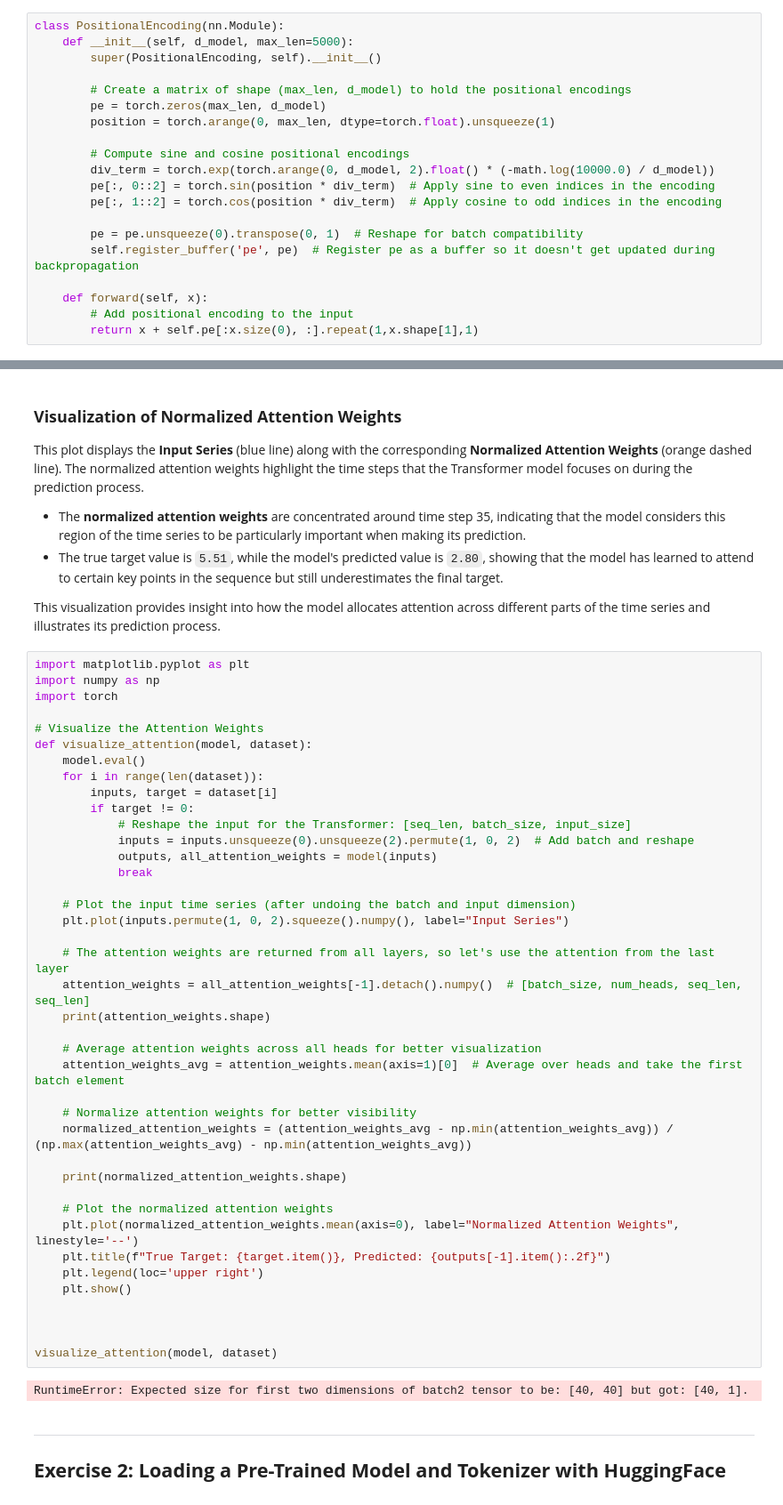
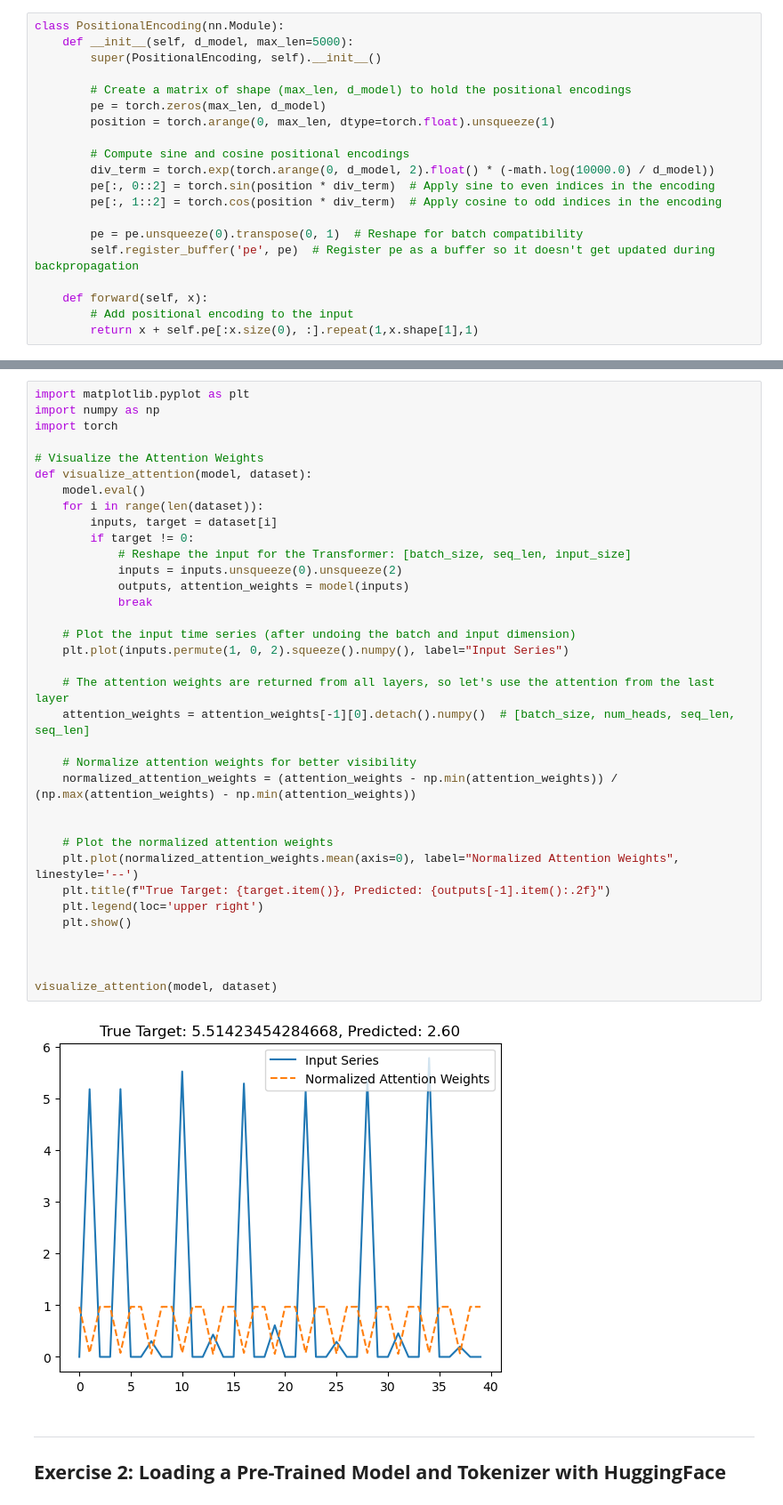
Before and after one commit to dbdmg/llm, a Jupyter notebook: lab02/solution.ipynb, the cells around one changed output, grey strips where cells are left out. Shown at 89% size. Saved outputs shown, nothing was run; the diff lists cells and outputs as text.

```diff
--- a/lab02/solution.ipynb
+++ b/lab02/solution.ipynb
@@ -401,54 +455,40 @@ Epoch 20/20, Loss: 0.031144391745328903
-# %% [markdown]
-### **Visualization of Normalized Attention Weights**
-
-This plot displays the **Input Series** (blue line) along with the corresponding **Normalized Attention Weights** (orange dashed line). The normalized attention weights highlight the time steps that the Transformer model focuses on during the prediction process.
-
-- The **normalized attention weights** are concentrated around time step 35, indicating that the model considers this region of the time series to be particularly important when making its prediction.
-- The true target value is `5.51`, while the model's predicted value is `2.80`, showing that the model has learned to attend to certain key points in the sequence but still underestimates the final target.
-
-This visualization provides insight into how the model allocates attention across different parts of the time series and illustrates its prediction process.
 # %%
 import matplotlib.pyplot as plt
 import numpy as np
 import torch
 
 # Visualize the Attention Weights
 def visualize_attention(model, dataset):
     model.eval()
     for i in range(len(dataset)):
         inputs, target = dataset[i]
         if target != 0:
-            # Reshape the input for the Transformer: [seq_len, batch_size, input_size]
-            inputs = inputs.unsqueeze(0).unsqueeze(2).permute(1, 0, 2)  # Add batch and reshape
-            outputs, all_attention_weights = model(inputs)
+            # Reshape the input for the Transformer: [batch_size, seq_len, input_size]
+            inputs = inputs.unsqueeze(0).unsqueeze(2)
+            outputs, attention_weights = model(inputs)
             break
 
     # Plot the input time series (after undoing the batch and input dimension)
     plt.plot(inputs.permute(1, 0, 2).squeeze().numpy(), label="Input Series")
 
     # The attention weights are returned from all layers, so let's use the attention from the last layer
-    attention_weights = all_attention_weights[-1].detach().numpy()  # [batch_size, num_heads, seq_len, seq_len]
-    print(attention_weights.shape)
-
-    # Average attention weights across all heads for better visualization
-    attention_weights_avg = attention_weights.mean(axis=1)[0]  # Average over heads and take the first batch element
+    attention_weights = attention_weights[-1][0].detach().numpy()  # [batch_size, num_heads, seq_len, seq_len]
 
     # Normalize attention weights for better visibility
-    normalized_attention_weights = (attention_weights_avg - np.min(attention_weights_avg)) / (np.max(attention_weights_avg) - np.min(attention_weights_avg))
+    normalized_attention_weights = (attention_weights - np.min(attention_weights)) / (np.max(attention_weights) - np.min(attention_weights))
 
-    print(normalized_attention_weights.shape)
 
     # Plot the normalized attention weights
     plt.plot(normalized_attention_weights.mean(axis=0), label="Normalized Attention Weights", linestyle='--')
     plt.title(f"True Target: {target.item()}, Predicted: {outputs[-1].item():.2f}")
     plt.legend(loc='upper right')
     plt.show()
 
 
 
 visualize_attention(model, dataset)
 # %% [output]
-RuntimeError: Expected size for first two dimensions of batch2 tensor to be: [40, 40] but got: [40, 1].
+[figure, added]
 # %% [markdown]
 ---
 
```
Also changed, not shown: parts of 34 cells of this notebook.
